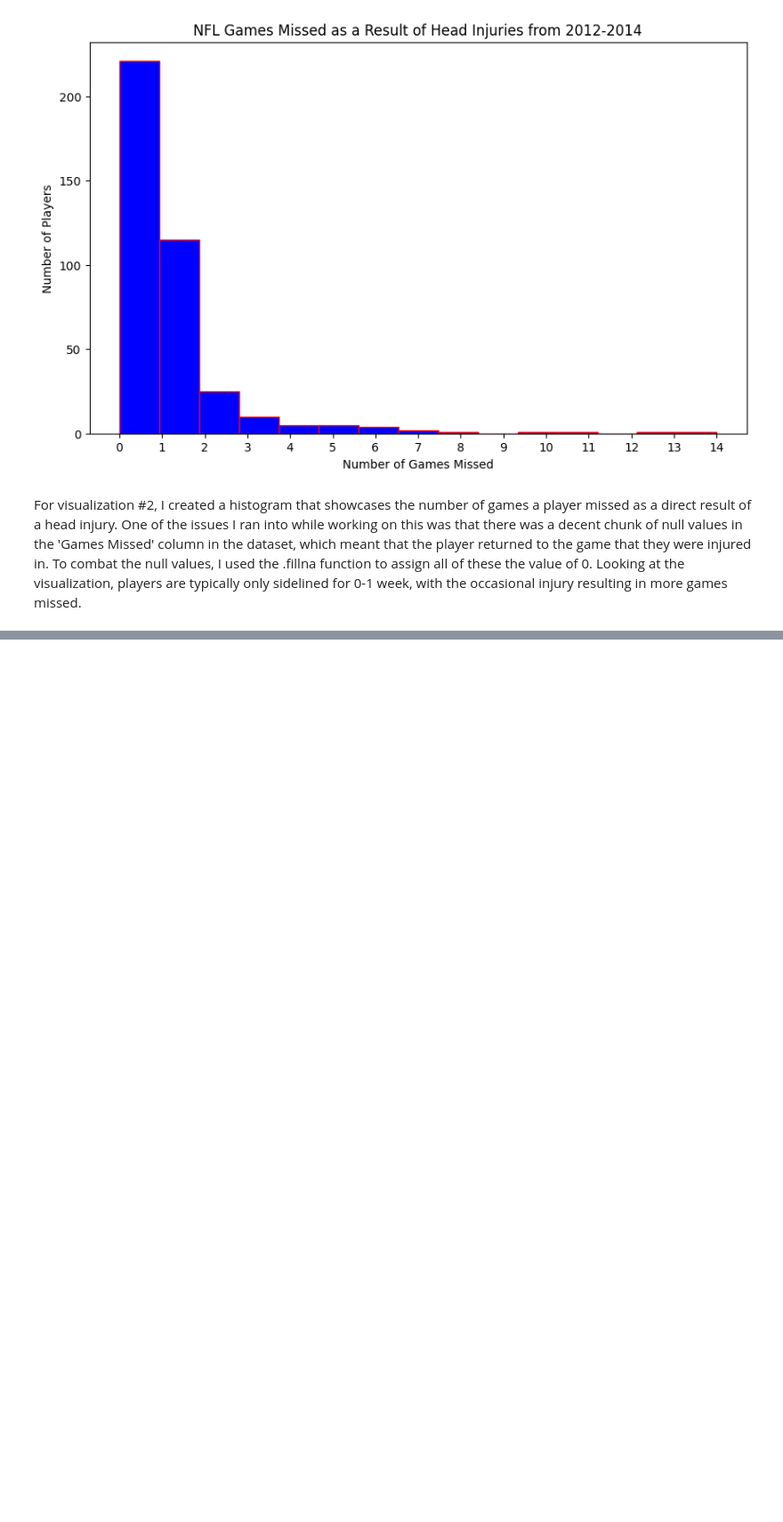
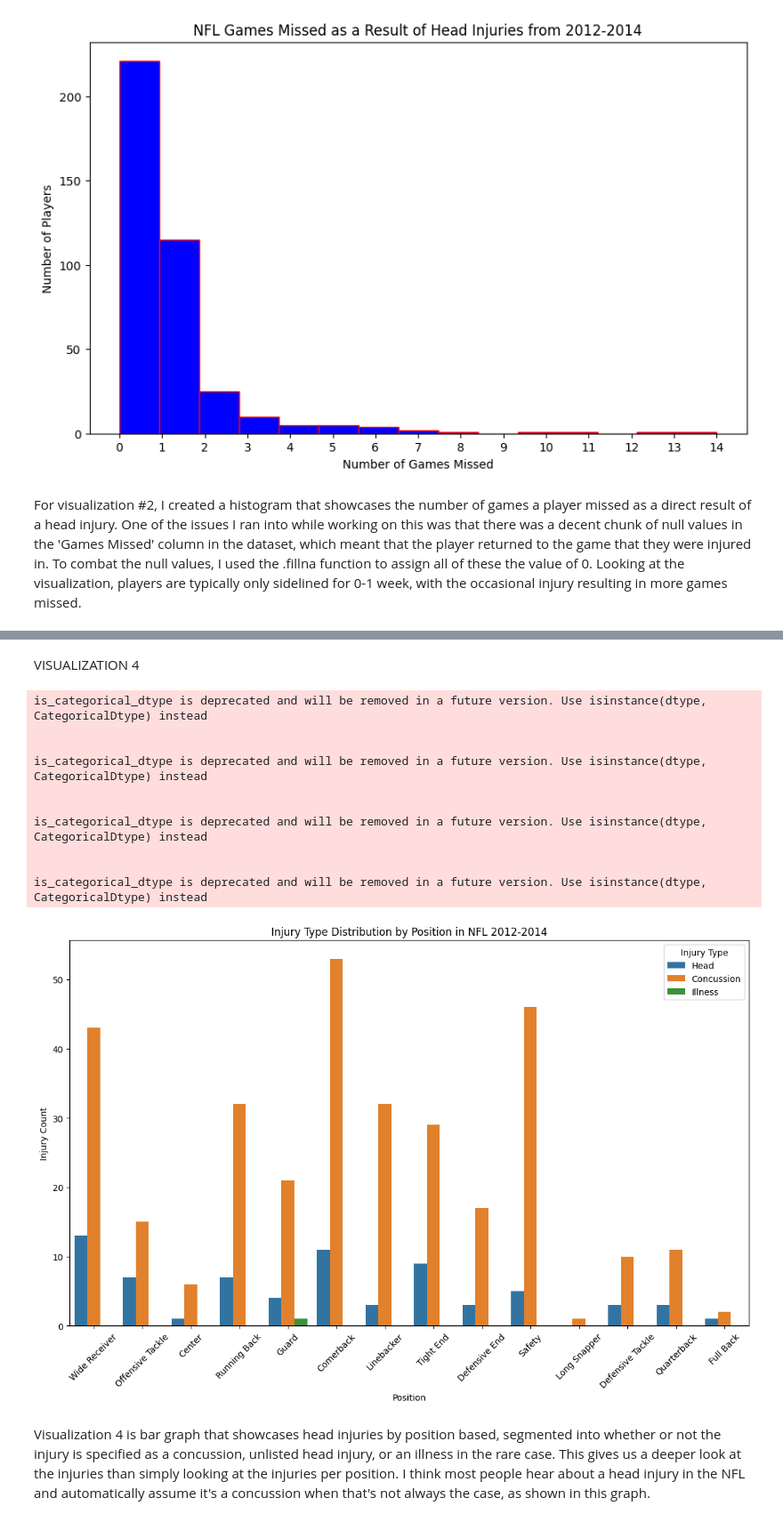
Before and after one commit to IT4063C-Fall24/final-project-jenkinsmt, a Jupyter notebook: source.ipynb, the cells around one changed output, grey strips where cells are left out. Shown: that part at 89% size. Cells and saved outputs as stored; diff of their text form; code cells hidden in the pictures; blank space fills up the shorter version.

```diff
--- a/source.ipynb
+++ b/source.ipynb
@@ -173,0 +127,28 @@ print(concussion_df)
+# %% [markdown]
+VISUALIZATION 4
+# %%
+data = pd.read_csv("/Users/matt/Documents/GitHub/final-project-jenkinsmt/Concussion Injuries 2012-2014.csv")
+
+# Plotting: count injuries by Position and Injury Type
+plt.figure(figsize=(14, 8))
+sns.countplot(data=data, x='Position', hue='Reported Injury Type')
+plt.title('Injury Type Distribution by Position in NFL 2012-2014')
+plt.xlabel('Position')
+plt.ylabel('Injury Count')
+plt.xticks(rotation=45)
+plt.legend(title='Injury Type')
+plt.show()
+# %% [output]
+is_categorical_dtype is deprecated and will be removed in a future version. Use isinstance(dtype, CategoricalDtype) instead
+
+
+is_categorical_dtype is deprecated and will be removed in a future version. Use isinstance(dtype, CategoricalDtype) instead
+
+
+is_categorical_dtype is deprecated and will be removed in a future version. Use isinstance(dtype, CategoricalDtype) instead
+
+
+is_categorical_dtype is deprecated and will be removed in a future version. Use isinstance(dtype, CategoricalDtype) instead
+[figure, added]
+# %% [markdown]
+Visualization 4 is bar graph that showcases head injuries by position based, segmented into whether or not the injury is specified as a concussion, unlisted head injury, or an illness in the rare case. This gives us a deeper look at the injuries than simply looking at the injuries per position. I think most people hear about a head injury in the NFL and automatically assume it's a concussion when that's not always the case, as shown in this graph.
```
Also changed, not shown: parts of 13 cells of this notebook, 3 other files.
